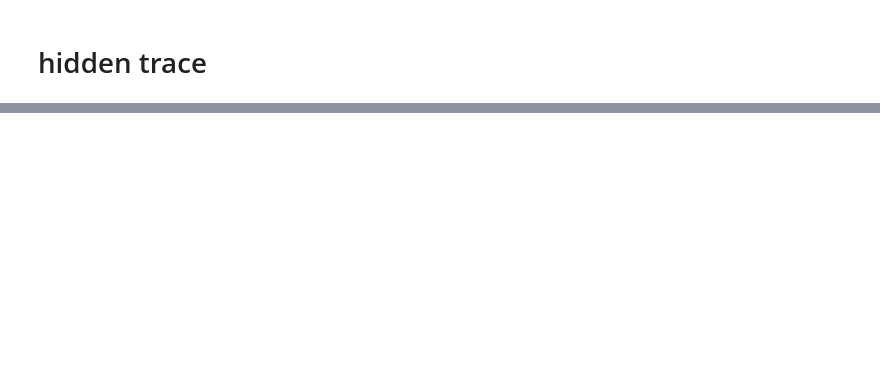
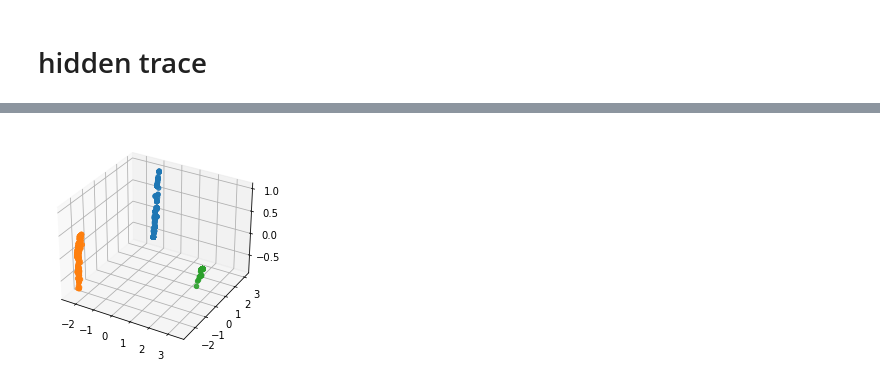
Before and after one commit to thomasaimondy/EAST, a Jupyter notebook: plot/Untitled.ipynb, the cells around one changed output, grey strips where cells are left out. Cells and saved outputs as stored; diff of their text form; code cells hidden in the pictures; blank space fills up the shorter version.

```diff
--- a/plot/Untitled.ipynb
+++ b/plot/Untitled.ipynb
@@ -127,2 +127,101 @@ plt.show()
 # %%
 # test
+# %%
+# P矩阵旋转，分块B
+# "--gpu", "0", "--lr", "0.01", "--approach", "edfsnn", "--nhid", "100", "--nepochs", "50", "--experiment", "mnist_classIL", "--nlayers", "1", "--sbatch", "256", "--lr_factor", "1", "--output", "xxxx", "--seed", "0"
+
+# 正确率 100， 100， 100
+# https://is7lwmjos4.feishu.cn/sheets/shtcnGdyAwjEfOPKZbeZr7Iivsh?from=from_copylink
+
+with open("E:/Study/Data/essaycode/EAST/output_data/trace_test_B_region.pkl", 'rb') as f:
+    x = pickle.load(f)
+print(len(x))
+y = []
+yy = []
+for i in range(len(x)):
+    yy = []
+    yy.append(x[i][0].cpu().detach().numpy())
+    yy.append(x[i][1].cpu().detach().numpy())
+    y.append(yy)
+task1 = []
+task2 = []
+task3 = []
+for i in range(len(y)):
+    if y[i][0] == 0:
+        task1.append(y[i][1])
+    if y[i][0] == 1:
+        task2.append(y[i][1])
+    if y[i][0] == 2:
+        task3.append(y[i][1])
+task1 = np.array(task1)
+task2 = np.array(task2)
+task3 = np.array(task3)
+y = []
+for i in range(0,task1.shape[0],20):
+    y.append(task1[i:i+20,:,:].mean(0))
+task1 = np.array(y)[0]
+print(task1.shape)
+y = []
+for i in range(0,task2.shape[0],20):
+    y.append(task2[i:i+20,:,:].mean(0))
+task2 = np.array(y)[0]
+print(task2.shape)
+y = []
+for i in range(0,task3.shape[0],20):
+    y.append(task3[i:i+20,:,:].mean(0))
+task3 = np.array(y)[0]
+print(task3.shape)
+
+x = np.r_[task1,task2,task3]
+print(x.shape)
+x_ = PCA(n_components=3).fit_transform(x)
+# np.random.seed(0)
+# x_ = TSNE(n_components=3).fit_transform(x)
+x2 = x_[0:task1.shape[0]]
+x3 = x_[task1.shape[0]:task1.shape[0]+task2.shape[0]]
+x4 = x_[task1.shape[0]+task2.shape[0]:task1.shape[0]+task2.shape[0]+task3.shape[0]]
+
+colors=['C{}'.format(x) for x in range(10)]
+
+j=0
+ax = plt.axes(projection='3d')  # 设置三维轴
+X1 = x2[:,0]
+Y1 = x2[:,1]
+Z1 = x2[:,2]
+ax.scatter3D(X1, Y1, Z1,color=colors[j],alpha=.9)  # 三个数组对应三个维度（三个数组中的数一一对应）
+# for i in range(0,X1.shape[0]-1):
+#     a1 = Arrow3D([X1[i],X1[i+1]],[Y1[i],Y1[i+1]],[Z1[i],Z1[i+1]], mutation_scale=20, lw=1, arrowstyle="-|>", color=colors[j], alpha=.3)#, linestyle="dashed")
+#     ax.add_artist(a1)
+# ax.view_init(elev=30, azim=-50)
+# plt.show()
+
+j=1
+# ax = plt.axes(projection='3d')  # 设置三维轴
+X1 = x3[:,0]
+Y1 = x3[:,1]
+Z1 = x3[:,2]
+ax.scatter3D(X1, Y1, Z1,color=colors[j],alpha=.9)  # 三个数组对应三个维度（三个数组中的数一一对应）
+# for i in range(0,X1.shape[0]-1):
+#     a1 = Arrow3D([X1[i],X1[i+1]],[Y1[i],Y1[i+1]],[Z1[i],Z1[i+1]], mutation_scale=20, lw=1, arrowstyle="-|>", color=colors[j], alpha=.3)#, linestyle="dashed")
+#     ax.add_artist(a1)
+# ax.view_init(elev=30, azim=-50)
+# plt.show()
+
+j=2
+# ax = plt.axes(projection='3d')  # 设置三维轴
+X1 = x4[:,0]
+Y1 = x4[:,1]
+Z1 = x4[:,2]
+ax.scatter3D(X1, Y1, Z1,color=colors[j],alpha=.9)  # 三个数组对应三个维度（三个数组中的数一一对应）
+# for i in range(0,X1.shape[0]-1):
+#     a1 = Arrow3D([X1[i],X1[i+1]],[Y1[i],Y1[i+1]],[Z1[i],Z1[i+1]], mutation_scale=20, lw=1, arrowstyle="-|>", color=colors[j], alpha=.3)#, linestyle="dashed")
+#     ax.add_artist(a1)
+# ax.view_init(elev=30, azim=-50)
+# plt.show()
+
+# ax.add_artist(a1)
+# ax.view_init(elev=30, azim=-50)
+# plt.savefig('C:\code\EDF图\incremental/iso123_20220507.svg')
+plt.savefig('E:\WPS同步文件夹\EAST\最新整理版本-20220507\Fig/wP_regionB_hidden_test.svg')
+plt.show()
+# %% [output]
@@ -128,0 +233 @@ plt.show()
+[figure, added]
```
Also changed, not shown: parts of 21 cells of this notebook.
